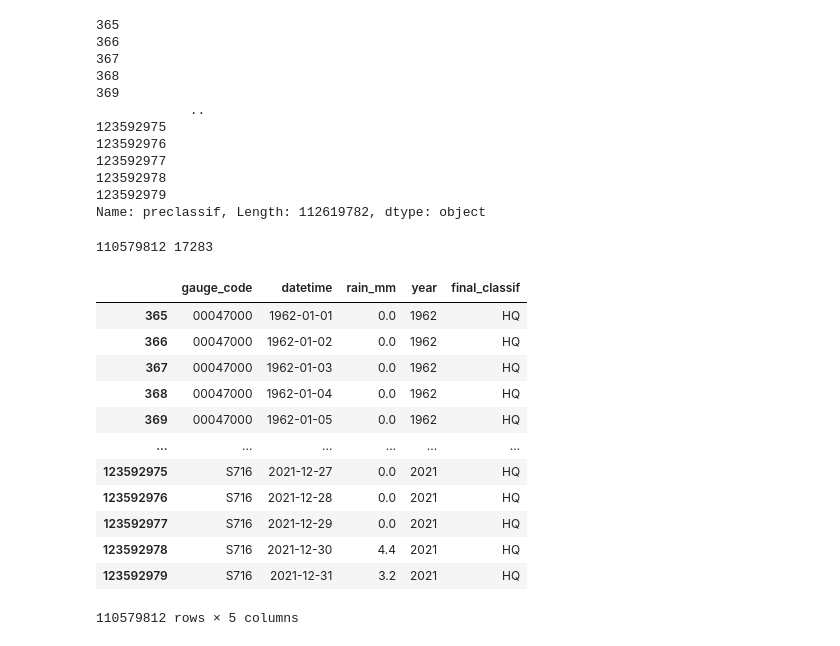
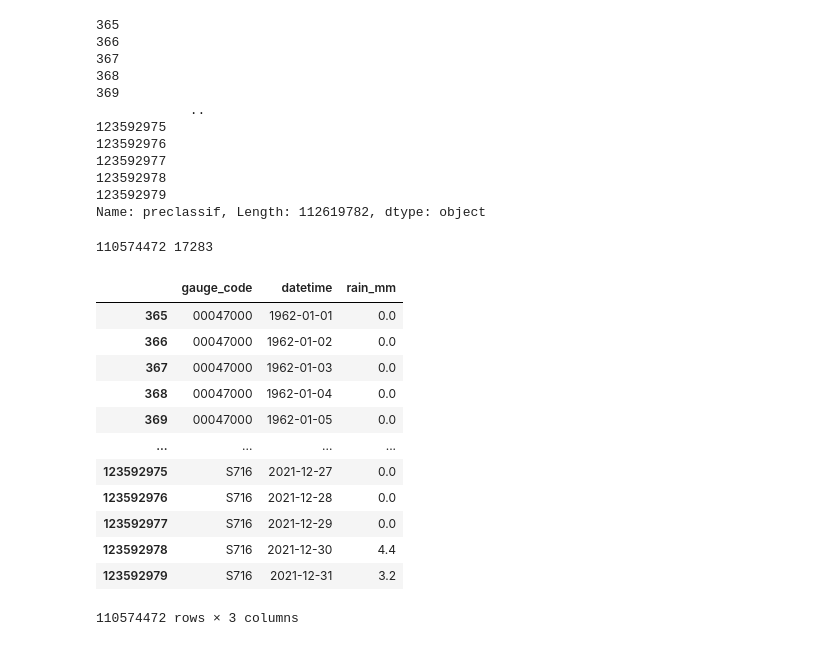
Before and after one commit to LARHENA/UFPB_Brain-D, a Jupyter notebook: Scripts e Dados/2.6 - Quality Control (data deletion).ipynb, the cells around one changed output. Cells and saved outputs as stored; diff of their text form; code cells hidden in the pictures.

```diff
--- a/Scripts e Dados/2.6 - Quality Control (data deletion).ipynb
+++ b/Scripts e Dados/2.6 - Quality Control (data deletion).ipynb
@@ -50,7 +50,7 @@ for chunk in pd.read_hdf(file_path, key='table_data_filtered', encoding='utf-8',
         df_data = pd.concat([df_data, chunk], ignore_index=True)
     count = count + 1
     print(f"Processed chunk {count}")
-df_data['year'] = pd.to_datetime(df_data['date']).dt.year
+df_data['year'] = pd.to_datetime(df_data['datetime']).dt.year
 df_data
 # %% [output]
 Processed chunk 1
@@ -154,4 +153,4 @@ Name: preclassif, Length: 112619782, dtype: object
 df_data_loss = df_data_loss[df_data_loss['final_classif'] != 'LQ']
 print(len(df_data_loss), len(df_data_loss['gauge_code'].unique()))
 # %% [output]
-110579812 17283
+110574472 17283
@@ -158,21 +161,22 @@ print(len(df_data_loss), len(df_data_loss['gauge_code'].unique()))
 # %%
 df_data_qc = pd.merge(df_data, df_qc_info[['gauge_code', 'year', 'final_classif']], on=['gauge_code', 'year'], how='left')
 df_data_qc = df_data_qc[df_data_qc['final_classif'] == 'HQ']
+df_data_qc = df_data_qc[['gauge_code', 'datetime', 'rain_mm']]
 df_data_qc
 # %% [output]
-|  | gauge_code | datetime | rain_mm | year | final_classif |
-| 365 | 00047000 | 1962-01-01 | 0.0 | 1962 | HQ |
-| 366 | 00047000 | 1962-01-02 | 0.0 | 1962 | HQ |
-| 367 | 00047000 | 1962-01-03 | 0.0 | 1962 | HQ |
-| 368 | 00047000 | 1962-01-04 | 0.0 | 1962 | HQ |
-| 369 | 00047000 | 1962-01-05 | 0.0 | 1962 | HQ |
-| ... | ... | ... | ... | ... | ... |
-| 123592975 | S716 | 2021-12-27 | 0.0 | 2021 | HQ |
-| 123592976 | S716 | 2021-12-28 | 0.0 | 2021 | HQ |
-| 123592977 | S716 | 2021-12-29 | 0.0 | 2021 | HQ |
-| 123592978 | S716 | 2021-12-30 | 4.4 | 2021 | HQ |
-| 123592979 | S716 | 2021-12-31 | 3.2 | 2021 | HQ |
+|  | gauge_code | datetime | rain_mm |
+| 365 | 00047000 | 1962-01-01 | 0.0 |
+| 366 | 00047000 | 1962-01-02 | 0.0 |
+| 367 | 00047000 | 1962-01-03 | 0.0 |
+| 368 | 00047000 | 1962-01-04 | 0.0 |
+| 369 | 00047000 | 1962-01-05 | 0.0 |
+| ... | ... | ... | ... |
+| 123592975 | S716 | 2021-12-27 | 0.0 |
+| 123592976 | S716 | 2021-12-28 | 0.0 |
+| 123592977 | S716 | 2021-12-29 | 0.0 |
+| 123592978 | S716 | 2021-12-30 | 4.4 |
+| 123592979 | S716 | 2021-12-31 | 3.2 |
-110579812 rows × 5 columns
+110574472 rows × 3 columns
 # %%
 df_info_qc = df_info[df_info['gauge_code'].isin(df_data_qc['gauge_code'].unique())]
 df_info_qc.reset_index(drop=True, inplace=True)
```
Also changed, not shown: parts of 11 cells of this notebook, 5 other files.
